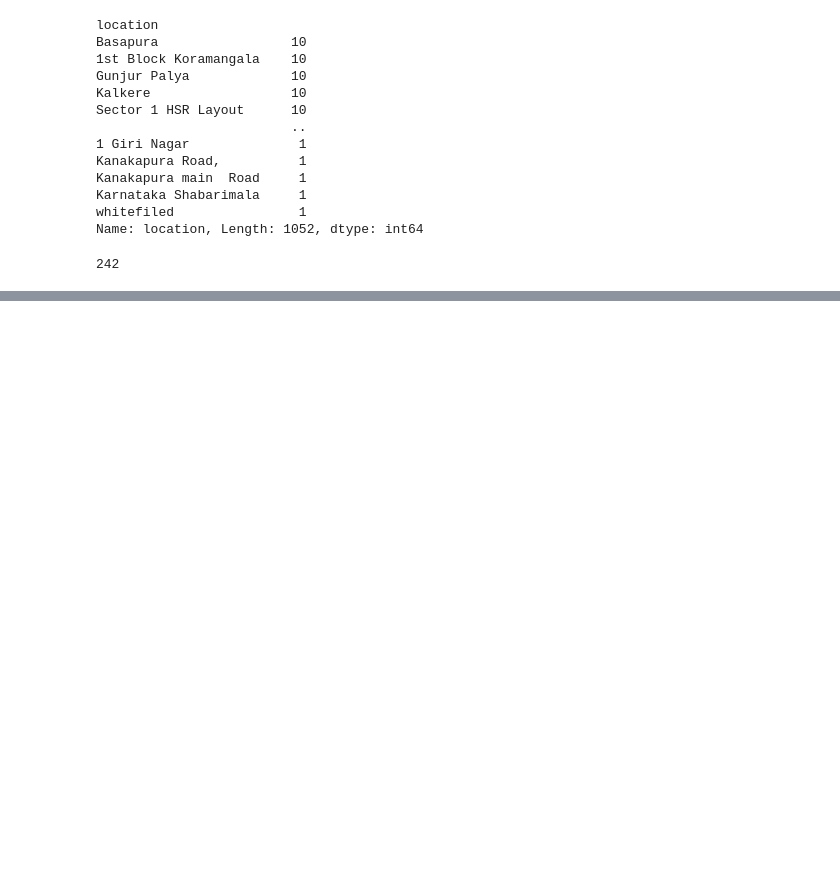
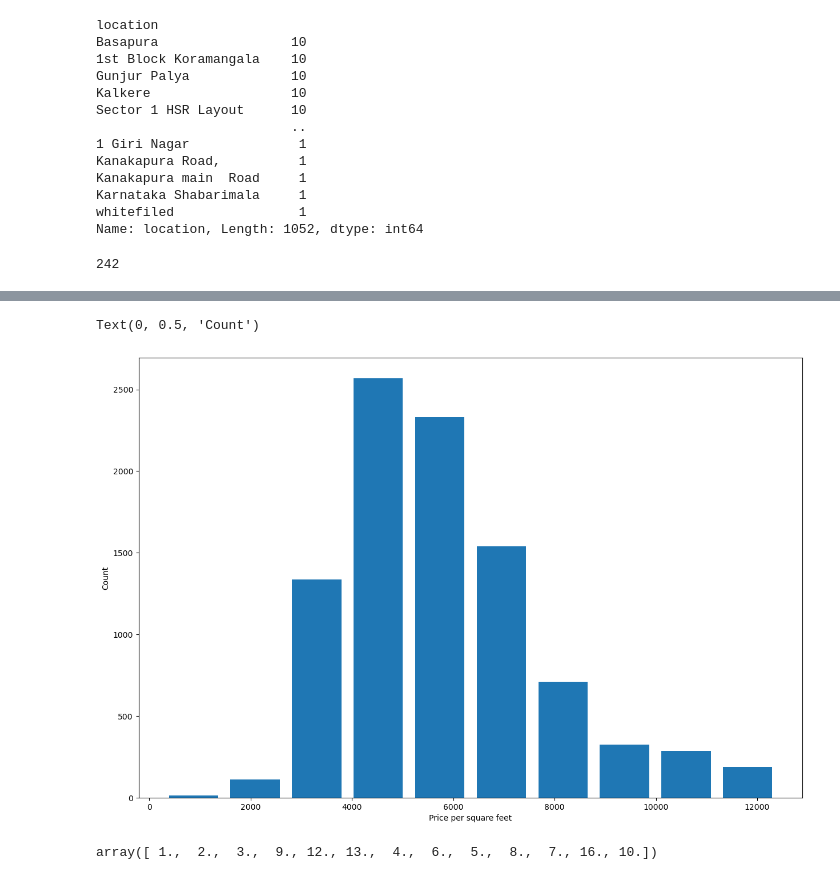
Before and after one commit to pranavpratheekmalleboyina/Real-estate-Price-prediction-ML-project, a Jupyter notebook: RealEstateProject.ipynb, the cells around one changed output, grey strips where cells are left out. Drawn from its saved outputs; the diff is of its cells as text; code cells hidden in the pictures; blank space fills up the shorter version.

```diff
--- a/RealEstateProject.ipynb
+++ b/RealEstateProject.ipynb
@@ -255,0 +331,11 @@ len(df5.location.unique())
+# %%
+plt.hist(df8.price_per_sqft,rwidth=0.8)
+plt.xlabel("Price per square feet")
+plt.ylabel("Count")
+# %% [output]
+Text(0, 0.5, 'Count')
+[figure, added]
+# %%
+df8.bath.unique()
+# %% [output]
+array([ 1.,  2.,  3.,  9., 12., 13.,  4.,  6.,  5.,  8.,  7., 16., 10.])
```
Also changed, not shown: parts of 11 cells of this notebook.
